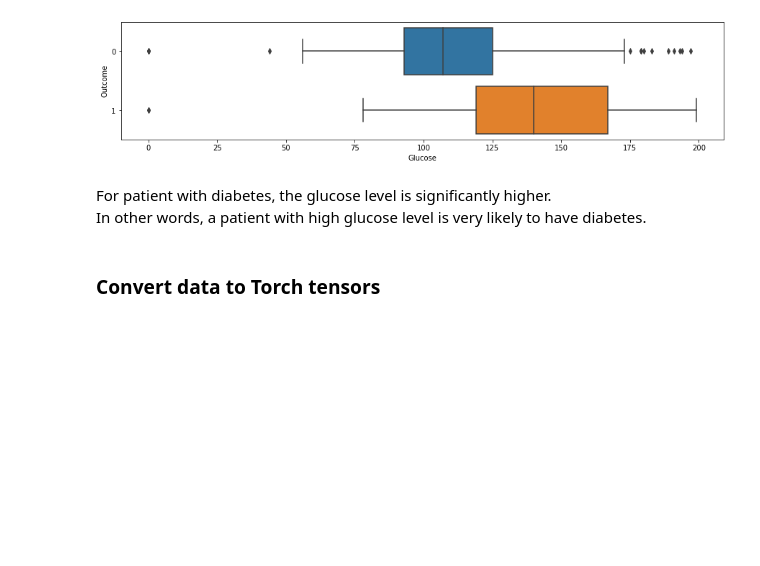
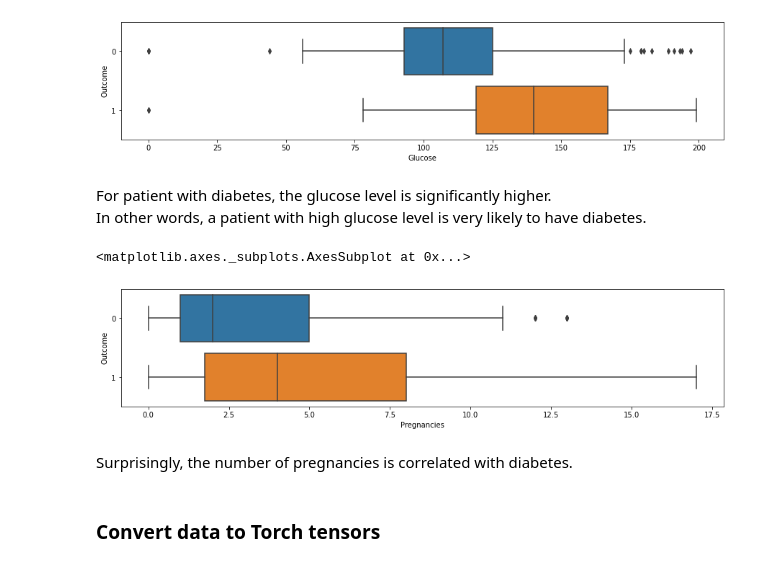
Before and after one commit to ConsciousML/Logistic-Regression-from-scratch, a Jupyter notebook: Logistic Regression.ipynb, the cells around one changed output. Cells and saved outputs as stored; diff of their text form; code cells hidden in the pictures; blank space fills up the shorter version.

```diff
--- a/Logistic Regression.ipynb
+++ b/Logistic Regression.ipynb
@@ -81,6 +81,14 @@ sns.boxplot(x='Glucose', y='Outcome', orient='h', data=diabetes)
 # %% [markdown]
 For patient with diabetes, the glucose level is significantly higher.<br>
 In other words, a patient with high glucose level is very likely to have diabetes.
+# %%
+plt.figure(figsize=(15, 3))
+sns.boxplot(x='Pregnancies', y='Outcome', orient='h', data=diabetes)
+# %% [output]
+<matplotlib.axes._subplots.AxesSubplot at 0x...>
+[figure, added]
+# %% [markdown]
+Surprisingly, the number of pregnancies is correlated with diabetes.
 # %% [markdown]
 ### Convert data to Torch tensors
 # %%
```
Also changed, not shown: parts of 2 cells of this notebook.
